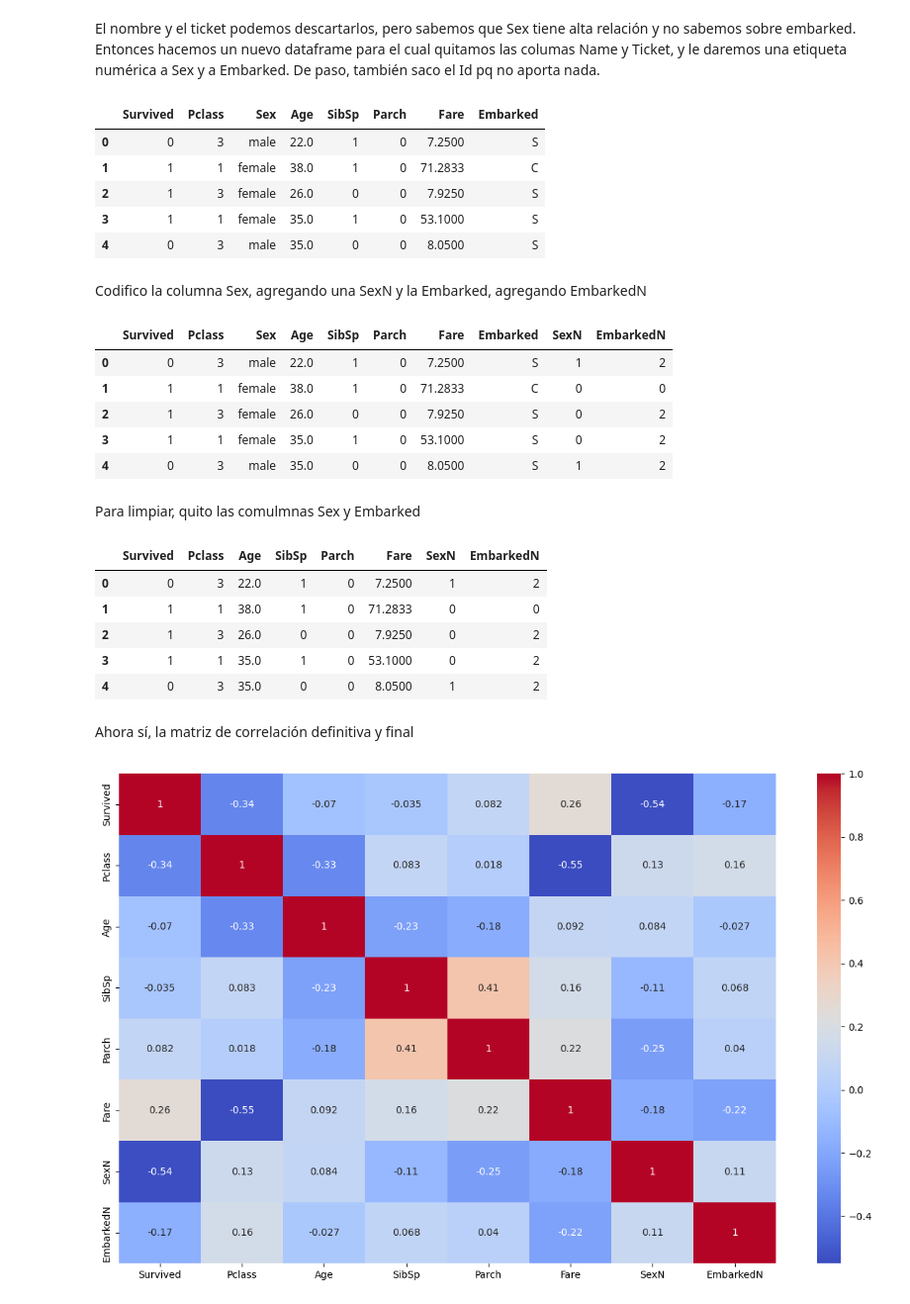
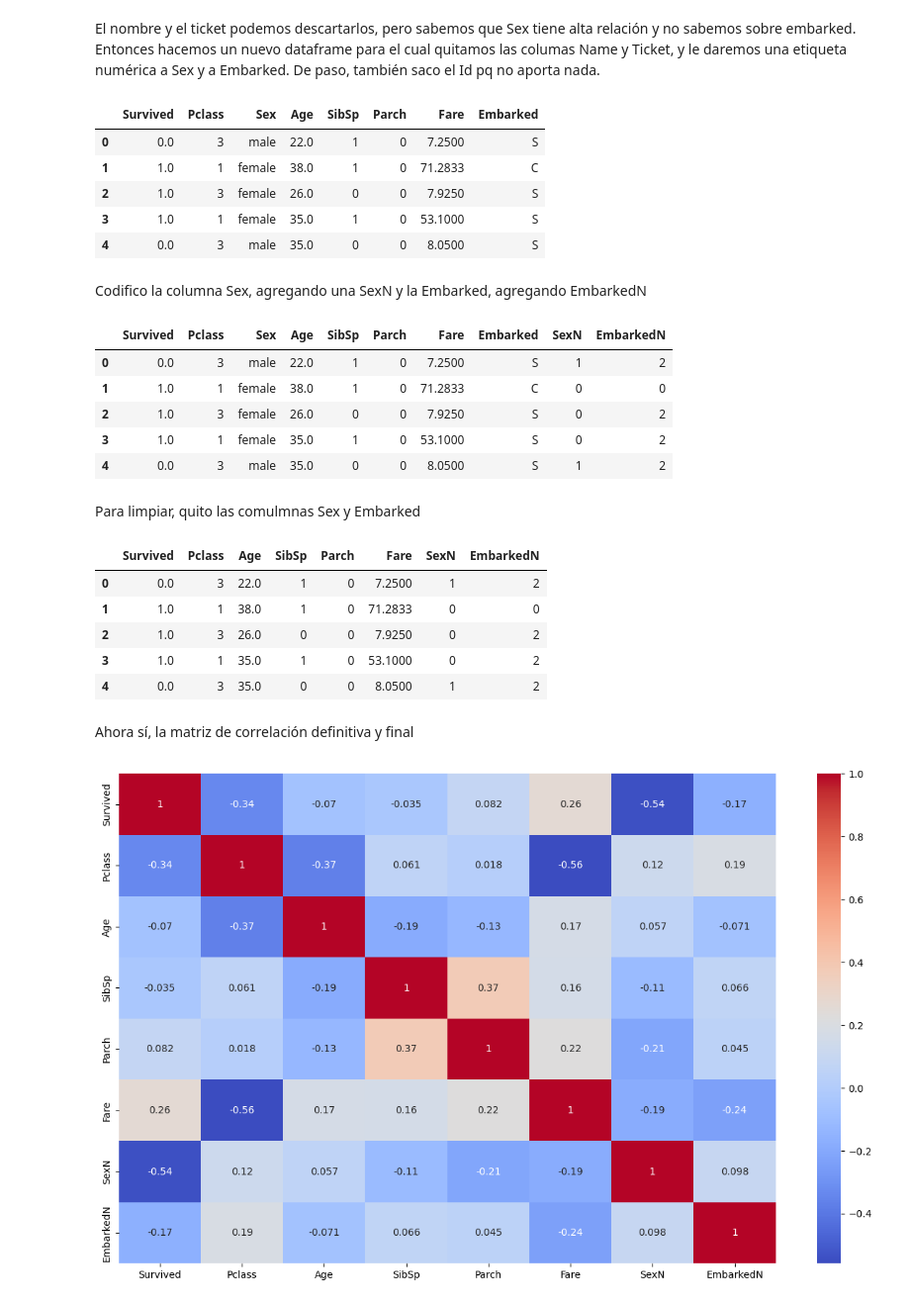
Before and after one commit to nc-arg/kaggle-titanic, a Jupyter notebook: 0_titanic_exploracion.ipynb, the cells around one changed output. Shown: that part at 99% size. Cells and saved outputs as stored; diff of their text form; code cells hidden in the pictures.

```diff
--- a/0_titanic_exploracion.ipynb
+++ b/0_titanic_exploracion.ipynb
@@ -398,5 +436,5 @@ train.Age.sum()/train[train.Age.notna()].shape[0] # notna() es la inversa de isn
 # %%
-train_age=train.copy() # Si no se usa el copy(), cuando cambio train_age también se cambia train
-train_age.Age[train_age.Age.isnull()]=train.Age.mean()
+df_age=df.copy() # Si no se usa el copy(), cuando cambio train_age también se cambia train
+df_age.Age[df_age.Age.isnull()]=df.Age.mean()
 # %% [markdown]
 Ahora sí, las matrices de correlación:
@@ -442,47 +489,47 @@ memory usage: 76.7+ KB
 # %% [markdown]
 El nombre y el ticket podemos descartarlos, pero sabemos que Sex tiene alta relación y no sabemos sobre embarked. Entonces hacemos un nuevo dataframe para el cual quitamos las columas Name y Ticket, y le daremos una etiqueta numérica a Sex y a Embarked. De paso, también saco el Id pq no aporta nada.
 # %%
-train_code=train_age.copy()
-train_code=train_code.drop(columns=['PassengerId', 'Name', 'Ticket'], axis=1)
-train_code.head()
+df_code=df_age.copy()
+df_code=df_code.drop(columns=['PassengerId', 'Name', 'Ticket'], axis=1)
+df_code.head()
 # %% [output]
 |  | Survived | Pclass | Sex | Age | SibSp | Parch | Fare | Embarked |
-| 0 | 0 | 3 | male | 22.0 | 1 | 0 | 7.2500 | S |
-| 1 | 1 | 1 | female | 38.0 | 1 | 0 | 71.2833 | C |
-| 2 | 1 | 3 | female | 26.0 | 0 | 0 | 7.9250 | S |
-| 3 | 1 | 1 | female | 35.0 | 1 | 0 | 53.1000 | S |
-| 4 | 0 | 3 | male | 35.0 | 0 | 0 | 8.0500 | S |
+| 0 | 0.0 | 3 | male | 22.0 | 1 | 0 | 7.2500 | S |
+| 1 | 1.0 | 1 | female | 38.0 | 1 | 0 | 71.2833 | C |
+| 2 | 1.0 | 3 | female | 26.0 | 0 | 0 | 7.9250 | S |
+| 3 | 1.0 | 1 | female | 35.0 | 1 | 0 | 53.1000 | S |
+| 4 | 0.0 | 3 | male | 35.0 | 0 | 0 | 8.0500 | S |
 # %% [markdown]
 Codifico la columna Sex, agregando una SexN y la Embarked, agregando EmbarkedN
 # %%
-train_code['SexN']=pd.Categorical(train_code.Sex).codes
-train_code['EmbarkedN']=pd.Categorical(train_code.Embarked).codes
-train_code.head()
+df_code['SexN']=pd.Categorical(df_code.Sex).codes
+df_code['EmbarkedN']=pd.Categorical(df_code.Embarked).codes
+df_code.head()
 # %% [output]
 |  | Survived | Pclass | Sex | Age | SibSp | Parch | Fare | Embarked | SexN | EmbarkedN |
-| 0 | 0 | 3 | male | 22.0 | 1 | 0 | 7.2500 | S | 1 | 2 |
-| 1 | 1 | 1 | female | 38.0 | 1 | 0 | 71.2833 | C | 0 | 0 |
-| 2 | 1 | 3 | female | 26.0 | 0 | 0 | 7.9250 | S | 0 | 2 |
-| 3 | 1 | 1 | female | 35.0 | 1 | 0 | 53.1000 | S | 0 | 2 |
-| 4 | 0 | 3 | male | 35.0 | 0 | 0 | 8.0500 | S | 1 | 2 |
+| 0 | 0.0 | 3 | male | 22.0 | 1 | 0 | 7.2500 | S | 1 | 2 |
+| 1 | 1.0 | 1 | female | 38.0 | 1 | 0 | 71.2833 | C | 0 | 0 |
+| 2 | 1.0 | 3 | female | 26.0 | 0 | 0 | 7.9250 | S | 0 | 2 |
+| 3 | 1.0 | 1 | female | 35.0 | 1 | 0 | 53.1000 | S | 0 | 2 |
+| 4 | 0.0 | 3 | male | 35.0 | 0 | 0 | 8.0500 | S | 1 | 2 |
 # %% [markdown]
 Para limpiar, quito las comulmnas Sex y Embarked
 # %%
-train_code=train_code.drop(columns=['Sex', 'Embarked'], axis=1)
-train_code.head()
+df_code=df_code.drop(columns=['Sex', 'Embarked'], axis=1)
+df_code.head()
 # %% [output]
 |  | Survived | Pclass | Age | SibSp | Parch | Fare | SexN | EmbarkedN |
-| 0 | 0 | 3 | 22.0 | 1 | 0 | 7.2500 | 1 | 2 |
-| 1 | 1 | 1 | 38.0 | 1 | 0 | 71.2833 | 0 | 0 |
-| 2 | 1 | 3 | 26.0 | 0 | 0 | 7.9250 | 0 | 2 |
-| 3 | 1 | 1 | 35.0 | 1 | 0 | 53.1000 | 0 | 2 |
-| 4 | 0 | 3 | 35.0 | 0 | 0 | 8.0500 | 1 | 2 |
+| 0 | 0.0 | 3 | 22.0 | 1 | 0 | 7.2500 | 1 | 2 |
+| 1 | 1.0 | 1 | 38.0 | 1 | 0 | 71.2833 | 0 | 0 |
+| 2 | 1.0 | 3 | 26.0 | 0 | 0 | 7.9250 | 0 | 2 |
+| 3 | 1.0 | 1 | 35.0 | 1 | 0 | 53.1000 | 0 | 2 |
+| 4 | 0.0 | 3 | 35.0 | 0 | 0 | 8.0500 | 1 | 2 |
 # %% [markdown]
 Ahora sí, la matriz de correlación definitiva y final
 # %%
-corr = train_code.corr()
+corr = df_code.corr()
 plt.figure(figsize=(15, 9))
 sns.heatmap(corr, annot=True, cmap='coolwarm')
 plt.show()
 # %% [output]
-[figure, old version]
+[figure, new version]
```
Also changed, not shown: parts of 42 cells of this notebook, 2 other files.
